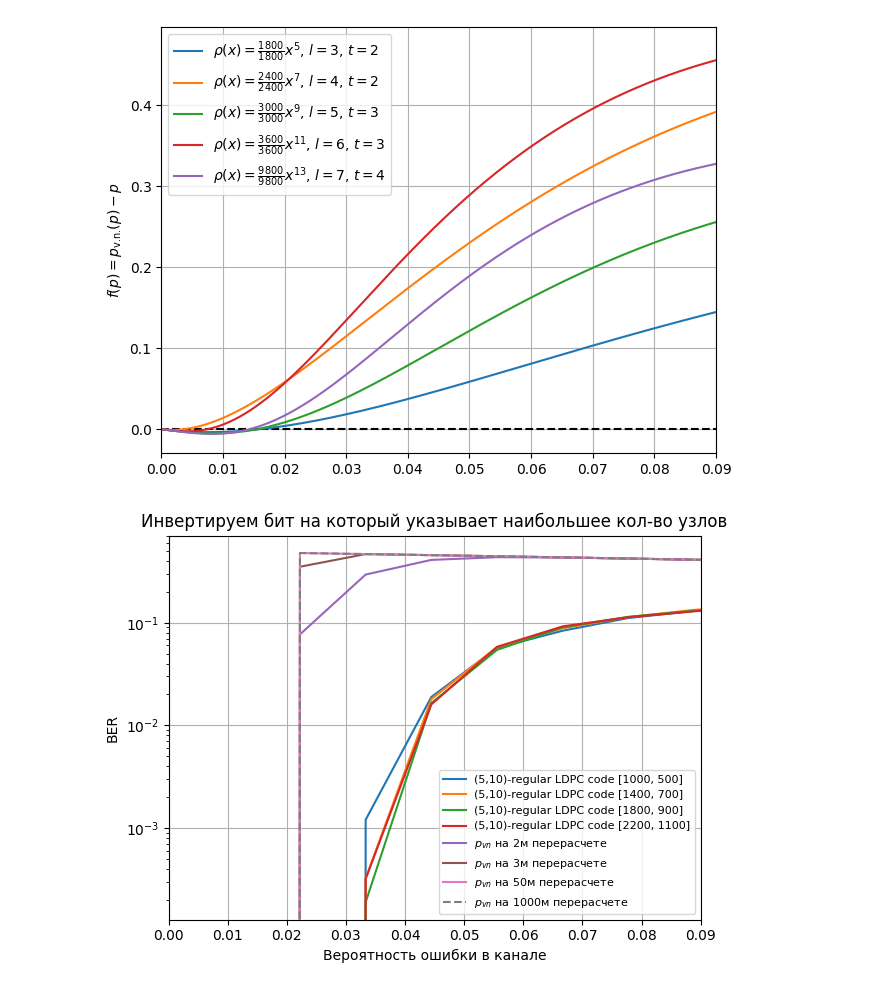
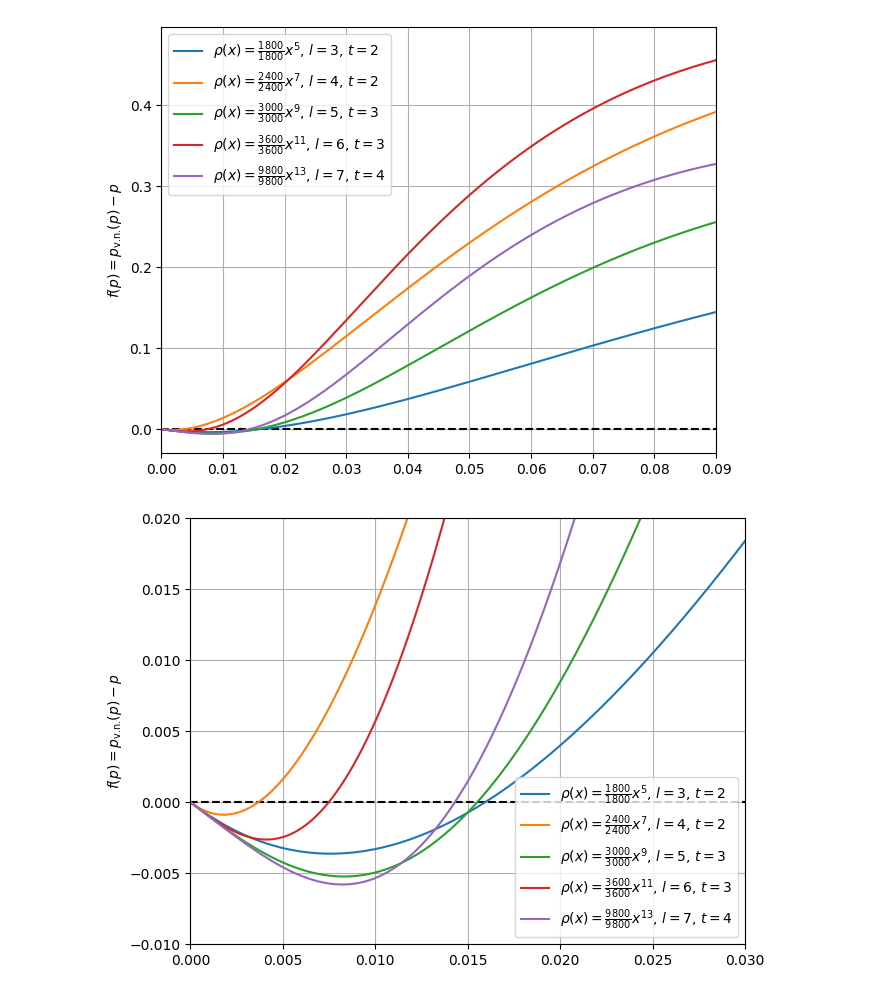
Before and after one commit to FuIluha/ldpc-for-flash-memory, a Jupyter notebook: DE.ipynb, the cells around one changed output. Saved outputs shown, nothing was run; the diff lists cells and outputs as text; code cells hidden in the pictures.

```diff
--- a/DE.ipynb
+++ b/DE.ipynb
@@ -189,46 +189,63 @@ plt.xlim((0.0, 0.09))
 plt.savefig('1.pdf')
 # %% [output]
 [figure]
+# %%
+plt.axhline(0, color='black', linestyle='--')
+plt.grid()
+density_evolution_f(H3_300_600)
+density_evolution_f(H4_300_600)
+density_evolution_f(H5_300_600)
+density_evolution_f(H6_300_600)
+density_evolution_f(H7_700_1400)
+plt.ylabel('$f(p) = p_\\text{v.n.}(p) - p$')
+plt.legend()
+plt.tight_layout()
+plt.xlim((0.0, 0.03))
+plt.ylim((-0.01, 0.02))
+plt.savefig('2.pdf')
+# %% [output]
+[figure, added]
 # %%
 from decoder.Decoder import Decoder
 
-deep = 200
-repeat = 100
+deep = 100
+repeat = 1000
+p = np.linspace(0, 0.1, 100)
+with_threshold = False
 
 c = np.zeros(H4_500_1000.shape[1], dtype=np.int16)
-p = np.linspace(0, 0.1, 10)
-ber1 = Decoder.bitflipping_decoding_for_many(H4_500_1000, c, p=p, repeat=repeat, deep=deep, ber=True, with_threshold=False)
-ber2 = Decoder.bitflipping_decoding_for_many(
+ber11 = Decoder.bitflipping_decoding_for_many(H4_500_1000, c, p=p, repeat=repeat, deep=deep, ber=True, with_threshold=with_threshold)
+ber22 = Decoder.bitflipping_decoding_for_many(
     H4_700_1400,
     np.zeros(1400, dtype=np.int16),
     p=p,
     repeat=repeat,
     deep=deep,
     ber=True,
-    with_threshold=False
+    with_threshold=with_threshold
 )
-ber3 = Decoder.bitflipping_decoding_for_many(
+ber33 = Decoder.bitflipping_decoding_for_many(
     H4_900_1800,
     np.zeros(1800, dtype=np.int16),
     p=p,
     repeat=repeat,
     deep=deep,
     ber=True,
-    with_threshold=False
+    with_threshold=with_threshold
 )
-ber4 = Decoder.bitflipping_decoding_for_many(
+ber44 = Decoder.bitflipping_decoding_for_many(
     H4_1100_2200,
     np.zeros(2200, dtype=np.int16),
     p=p,
     repeat=repeat,
     deep=deep,
     ber=True,
-    with_threshold=False
+    with_threshold=with_threshold
 )
-plt.plot(p, ber1, label=f'(5,10)-regular LDPC code [1000, 500]')
-plt.plot(p, ber2, label=f'(5,10)-regular LDPC code [1400, 700]')
-plt.plot(p, ber3, label=f'(5,10)-regular LDPC code [1800, 900]')
-plt.plot(p, ber4, label=f'(5,10)-regular LDPC code [2200, 1100]')
+plt.plot(p, ber11, label=f'(5,10)-regular LDPC code [1000, 500]')
+plt.plot(p, ber22, label=f'(5,10)-regular LDPC code [1400, 700]')
+plt.plot(p, ber33, label=f'(5,10)-regular LDPC code [1800, 900]')
+plt.plot(p, ber44, label=f'(5,10)-regular LDPC code [2200, 1100]')
 plt.plot(p, density_evolution_p(H4_500_1000, p, 2), label='$p_{vn}$ на 2м перерасчете')
 plt.plot(p, density_evolution_p(H4_500_1000, p, 3), label='$p_{vn}$ на 3м перерасчете')
 plt.plot(p, density_evolution_p(H4_500_1000, p, 50), label='$p_{vn}$ на 50м перерасчете')
@@ -243,5 +260,3 @@ plt.grid()
 plt.tight_layout()
 plt.savefig('data/H_log.pdf')
 plt.show()
-# %% [output]
-[figure, removed]
```
Also changed, not shown: parts of 2 cells of this notebook, 9 other files.
